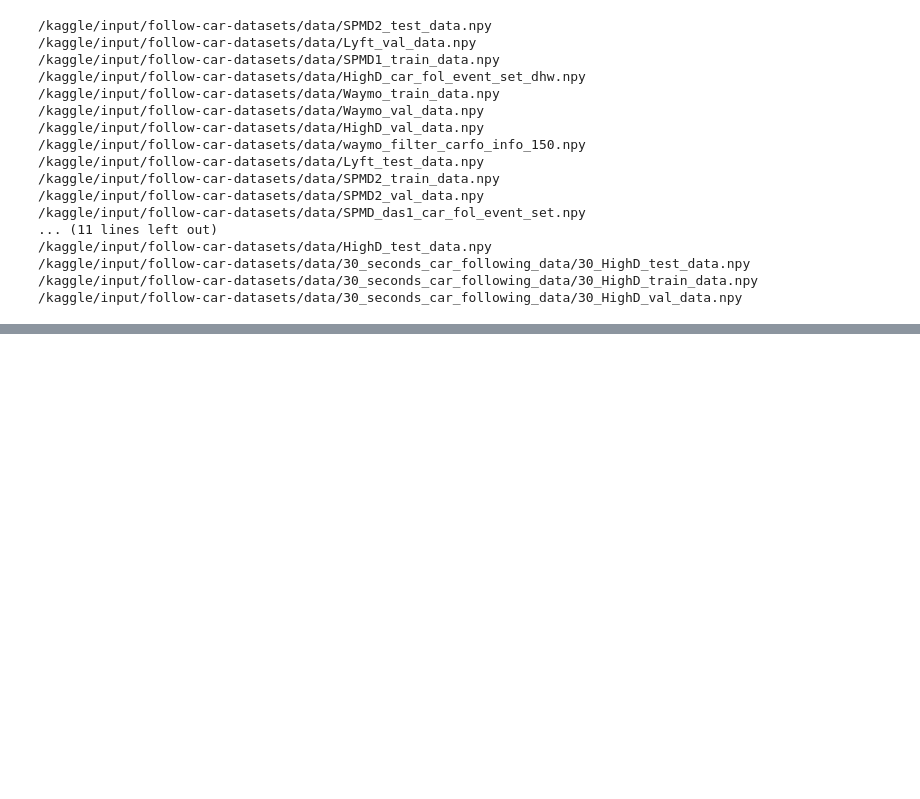
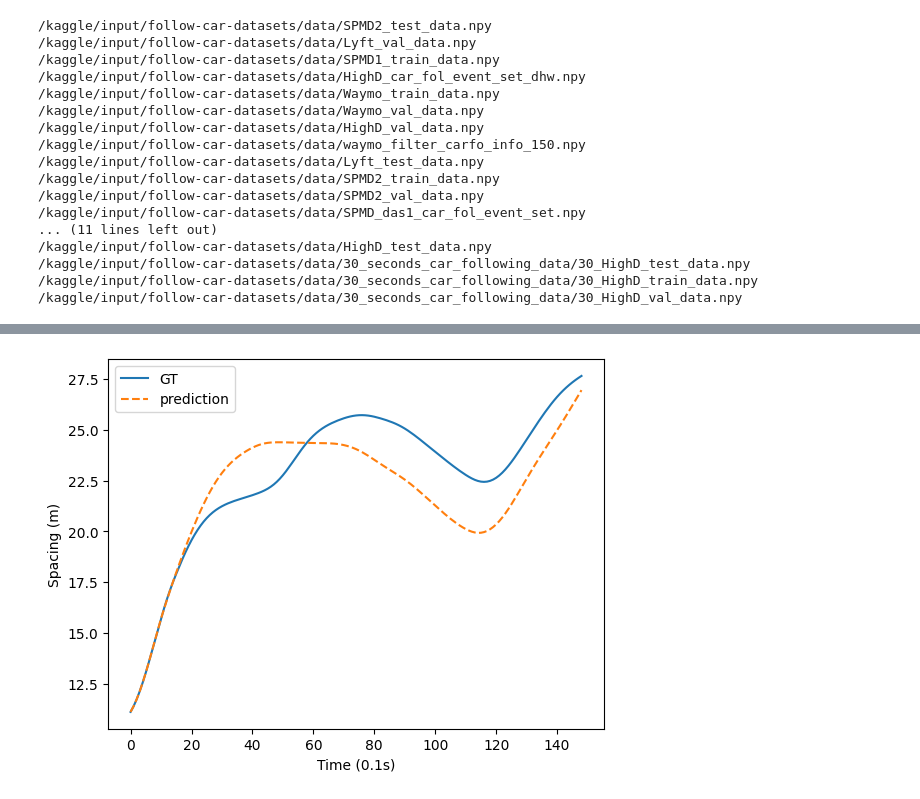
Before and after one commit to ZjGDP/follow_car_datasets, a Jupyter notebook: notebookaa4b36b096.ipynb, the cells around one changed output, grey strips where cells are left out. Saved outputs shown, nothing was run; the diff lists cells and outputs as text; code cells hidden in the pictures; blank space fills up the shorter version.

Commit message:
Kaggle Notebook | notebookaa4b36b096 | Version 4

```diff
--- a/notebookaa4b36b096.ipynb
+++ b/notebookaa4b36b096.ipynb
@@ -37,4 +568,5 @@ for dirname, _, filenames in os.walk('/kaggle/input'):
 # %%
+# 只含有test和指标计算代码部分，用于使用在不同数据集下训练的模型用在其他数据集上测试
 from torch import nn, optim
 import torch
 import torch.nn as nnn
@@ -177,12 +709,16 @@ class lstm_model(nn.Module):
         # out = torch.tanh(out) * ACC_LIMIT
         return out
 
+Lyft_test = np.load('/kaggle/input/follow-car-datasets/data/Lyft_test_data.npy', allow_pickle=True)
+Lyft_train = np.load('/kaggle/input/follow-car-datasets/data/Lyft_train_data.npy', allow_pickle=True)
+Lyft_val = np.load('/kaggle/input/follow-car-datasets/data/Lyft_val_data.npy', allow_pickle=True)
 
 # Train
 # 获取划分数据集
 # (8779,4,375)，(1881,4,375)，(1881,4,375)
 train_data, test_data, val_data = split_train(car_following_data,0.15,0.15)
-dataset = 'HighD'
+# train_data, test_data, val_data = Lyft_train, Lyft_test, Lyft_val
+dataset = 'NGSIM10%'
 model_type = 'lstm'
 batch_size = 32
 total_epochs = 20
@@ -233,94 +769,6 @@ test_error_his = [] # 测试误差
 validation_error_his = [] # 验证误差
 best_train_loss = None # 最佳训练损失
 best_validation_loss = None # 最佳验证损失
-
-
-print("----")
-# 训练过程
-for epoch in tqdm(range(total_epochs)):
-    train_losses = [] # 记录每个epoch的训练损失
-    validation_losses = [] # 记录每个epoch的验证损失
-    model.train()
-    # 遍历数据集
-    for i, item in enumerate(train_loader):
-        # x_data, y_data = item['inputs'].float().to(device), item['label'].float().to(device)
-        # 获取输入数据及标签，input包括[距离，后车速度，相对速度]，label为加速度
-        x_data, y_data = item['inputs'], item['label'] # x_data((32,374)，(32,374)，(32,374))  y_data(32,374)
-        # Put T into the first dimension, B, T, d -> T, B, d
-        # 将x_data中3个(32,374)连接，转换成(3,32,374)
-        x_data = torch.stack(x_data)
-        # x_data, y_data = x_data.transpose(0, 1), y_data.transpose(0, 1)
-        # x->(374,32,3)，y->(374,32)
-        x_data, y_data = x_data.transpose(0, 2).float().to(device), y_data.transpose(0, 1).float().to(device)
-
-        T, B, d = x_data.shape # (total steps, batch_size, d) as the shape of the data
-
-        y_pre = torch.zeros(T - his_horizon, B).cuda() # 存储预测加速度 (364,32)
-        y_label = y_data[his_horizon:] # 存储从his_horizon开始的真实加速度 (364,32)
-        # 从历史数据时间步开始遍历
-        for frame in range(his_horizon, T):
-            x = x_data[frame-his_horizon:frame] # (his_horizon, B, d) (10,32,3)
-            if model_type == 'nn':
-                x = x.transpose(0,1).reshape(B, -1) # flatten for history data
-            # 根据his_horizon个数据预测加速度
-            acc_pre = model(x).squeeze() # (32)
-            y_pre[frame - his_horizon] = acc_pre
-        #计算损失并进行反传及优化
-        loss = criterion(y_pre, y_label)
-        model_optim.zero_grad()
-        loss.backward()
-        torch.nn.utils.clip_grad_norm_(model.parameters(), 0.25) # 对模型梯度进行裁剪，避免梯度爆炸
-        model_optim.step()
-
-        train_losses.append(loss.item())
-    # 计算本轮平均损失
-    train_loss = np.mean(train_losses)
-
-    train_loss_his.append(train_loss)
-    print("Epoch: {0}| Train Loss: {1:.7f}".format(epoch + 1, train_loss))
-
-    # 验证过程
-    model.eval()
-    error_list = []
-    for i, item in enumerate(validation_loader):
-        x_data, y_data = item['inputs'], item['label']
-        # Put T into the first dimension, B, T, d -> T, B, d
-        x_data = torch.stack(x_data)
-        # x_data, y_data = x_data.transpose(0, 1), y_data.transpose(0, 1)
-        x_data, y_data = x_data.transpose(0, 2).float().to(device), y_data.transpose(0, 1).float().to(device)
-        # lv_spd = item['lv_spd'].float().to(device).transpose(0, 1)
-        T, B, d = x_data.shape # (total steps, batch_size, d) as the shape of the data
-        # save a copy of x_data
-        x_data_orig = x_data.clone().detach()
-        y_label = y_data[his_horizon:]
-        for frame in range(his_horizon, T):
-            x = x_data[frame-his_horizon:frame] # (his_horizon, B, d)
-            if model_type == 'nn':
-              x = x.transpose(0,1).reshape(B, -1) # flatten for history data
-
-            acc_pre = model(x).squeeze()
-            y_pre[frame - his_horizon] = acc_pre
-        validation_loss = criterion(y_pre, y_label)
-        model_optim.zero_grad()
-        torch.nn.utils.clip_grad_norm_(model.parameters(), 0.25)
-        model_optim.step()
-        validation_losses.append(validation_loss.item())
-    # 计算平均验证误差
-    mean_validation_error = np.mean(validation_losses)
-    if best_validation_loss is None or best_validation_loss > mean_validation_error:
-        best_validation_loss = mean_validation_error
-        # save the best model
-        with open(save, 'wb') as f:
-            torch.save(model, f)
-
-    validation_error_his.append(mean_validation_error)
-    print("Epoch: {0}| Validation error: {1:.7f}".format(epoch + 1, mean_validation_error))
-
-
-plt.plot(train_loss_his)
-plt.xlabel('Epoch')
-plt.ylabel('Train loss (MSE for acceleration prediction)')
-
 
 # Testing, closed-loop prediction
 # Load the best model saved
@@ -426,7 +874,7 @@ model.eval()
 # ttc = [1, 2, 3, 4, 5, 6, 7, 8, -1, -3, 7]
 def calculate_safety(ttc):
     # Remove any negative values (assuming TTC cannot be negative)
-    ttc = [x for x in ttc if x >= 0]
+    # ttc = [x for x in ttc if x >= 0]
     # 计算ttc中最小值
     minimum_ttc = min(ttc)
     # 计算ttc中第1百分位的值
@@ -482,7 +930,7 @@ for i, item in tqdm(enumerate(test_loader)):
 
             spacing = np.array(spacing_.cpu())
             # 如果spacing<=0，表示发生碰撞
-            if all(float(element) <= 0 for element in spacing):
+            if float(np.array(spacing_.cpu())) <= 0:
                 col += 1
                 break
             next_frame_data = torch.stack((spacing_, sv_spd_, delta_v_)).transpose(0, 1) # B, 3
@@ -548,0 +979 @@ Epoch: 10| Train Loss: 0.4811081
+[figure, added]
```
Also changed, not shown: parts of 3 cells of this notebook.
